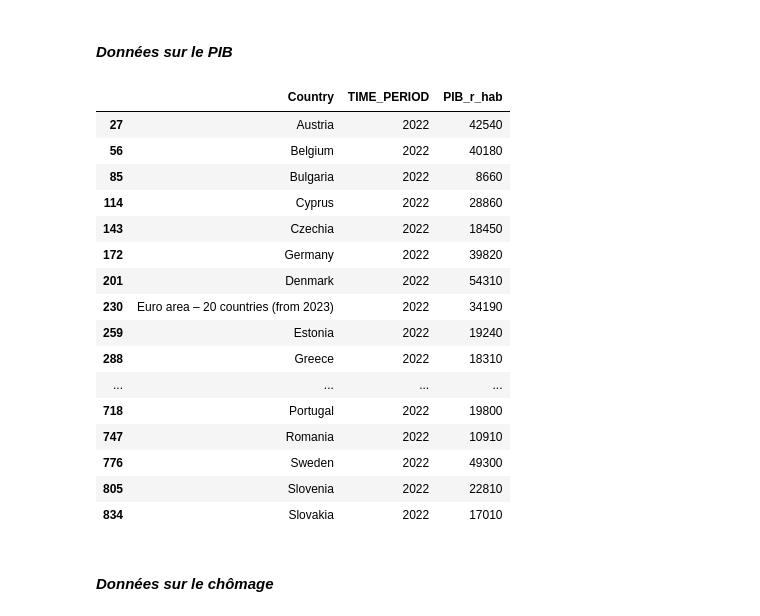
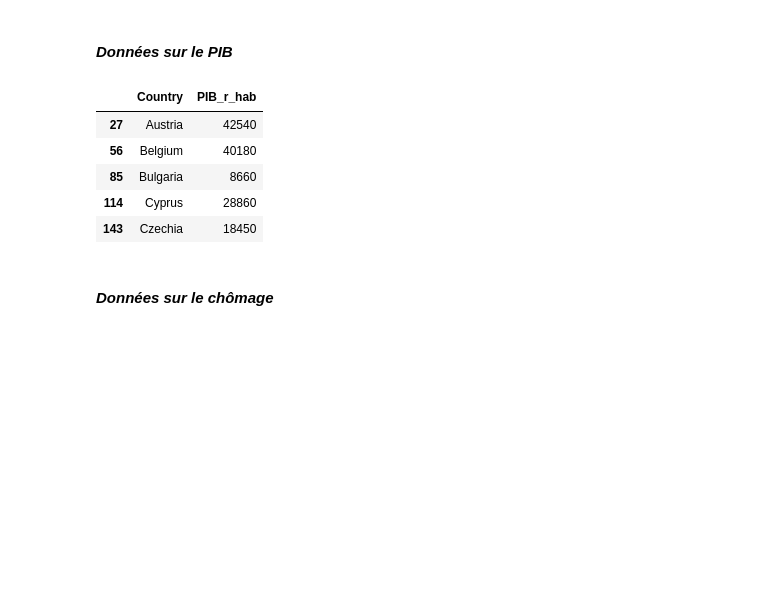
Before and after one commit to refouch/Projet_Python_2A, a Jupyter notebook: Tidy.ipynb, the cells around one changed output. Cells and saved outputs as stored; diff of their text form; code cells hidden in the pictures; blank space fills up the shorter version.

```diff
--- a/Tidy.ipynb
+++ b/Tidy.ipynb
@@ -1215,33 +1215,24 @@ Les données sont initialement enregistrées au format **excel**, on utilise don
 # %%
 import pandas as pd
 
 # On importe au format pandas les données sur le chômage
 pib = pd.read_csv('/home/onyxia/work/Projet_Python_2A/Data/Macro/estat_tipsna40_filtered_en.csv')
 pib.drop(columns=['DATAFLOW','LAST UPDATE','freq','na_item','unit','OBS_FLAG'],inplace=True)
 
 pib = pib[pib['TIME_PERIOD'] == 2022]
 
+pib.drop(columns='TIME_PERIOD',inplace=True)
+
 pib.rename(columns={'geo':'Country','OBS_VALUE':'PIB_r_hab'}, inplace=True)
 
-pib
+pib.head()
 # %% [output]
-|  | Country | TIME_PERIOD | PIB_r_hab |
-| 27 | Austria | 2022 | 42540 |
-| 56 | Belgium | 2022 | 40180 |
-| 85 | Bulgaria | 2022 | 8660 |
-| 114 | Cyprus | 2022 | 28860 |
-| 143 | Czechia | 2022 | 18450 |
-| 172 | Germany | 2022 | 39820 |
-| 201 | Denmark | 2022 | 54310 |
-| 230 | Euro area – 20 countries (from 2023) | 2022 | 34190 |
-| 259 | Estonia | 2022 | 19240 |
-| 288 | Greece | 2022 | 18310 |
-| ... | ... | ... | ... |
-| 718 | Portugal | 2022 | 19800 |
-| 747 | Romania | 2022 | 10910 |
-| 776 | Sweden | 2022 | 49300 |
-| 805 | Slovenia | 2022 | 22810 |
-| 834 | Slovakia | 2022 | 17010 |
+|  | Country | PIB_r_hab |
+| 27 | Austria | 42540 |
+| 56 | Belgium | 40180 |
+| 85 | Bulgaria | 8660 |
+| 114 | Cyprus | 28860 |
+| 143 | Czechia | 18450 |
 # %% [markdown]
 #### ***Données sur le chômage***
 # %%
```
Also changed, not shown: parts of 11 cells of this notebook, 4 other files.
